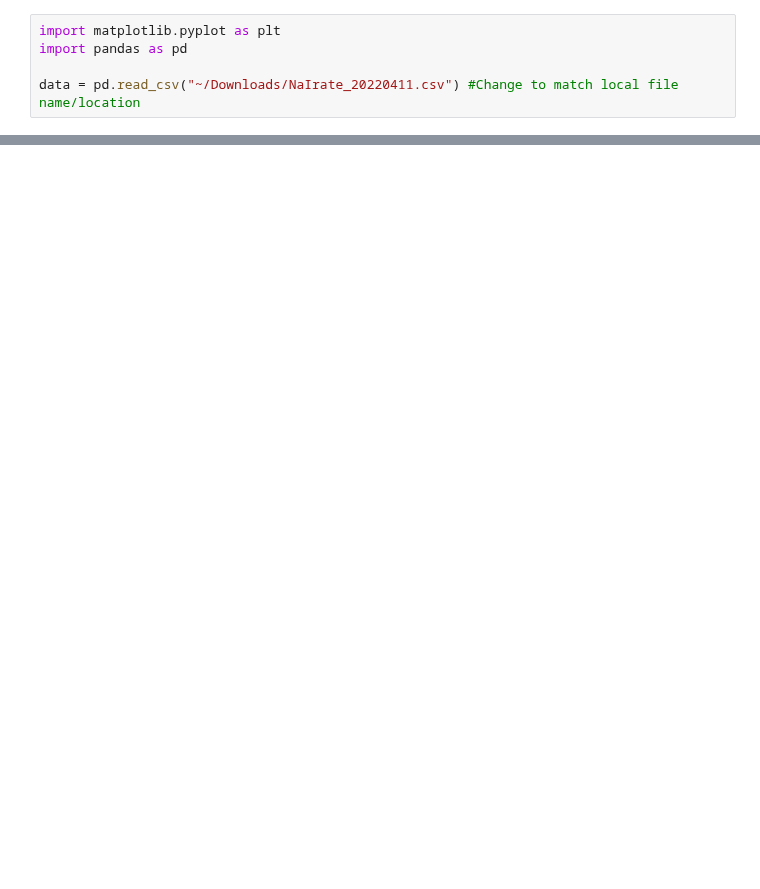
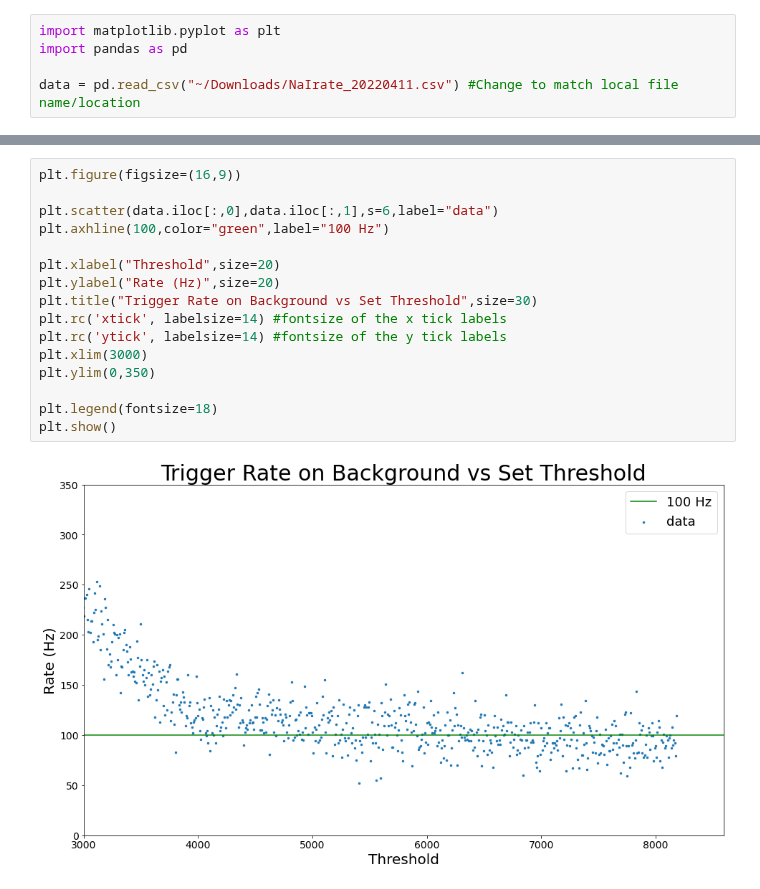
Before and after one commit to villano-lab/NaI_Array_Firmware, a Jupyter notebook: test_firmwares/PuBeTrigger1/library/Python/PlotRates.ipynb, the cells around one changed output, grey strips where cells are left out. Saved outputs shown, nothing was run; the diff lists cells and outputs as text; blank space fills up the shorter version.

```diff
--- a/test_firmwares/PuBeTrigger1/library/Python/PlotRates.ipynb
+++ b/test_firmwares/PuBeTrigger1/library/Python/PlotRates.ipynb
@@ -21,0 +25,18 @@ plt.show()
+# %%
+plt.figure(figsize=(16,9))
+
+plt.scatter(data.iloc[:,0],data.iloc[:,1],s=6,label="data")
+plt.axhline(100,color="green",label="100 Hz")
+
+plt.xlabel("Threshold",size=20)
+plt.ylabel("Rate (Hz)",size=20)
+plt.title("Trigger Rate on Background vs Set Threshold",size=30)
+plt.rc('xtick', labelsize=14) #fontsize of the x tick labels
+plt.rc('ytick', labelsize=14) #fontsize of the y tick labels
+plt.xlim(3000)
+plt.ylim(0,350)
+
+plt.legend(fontsize=18)
+plt.show()
+# %% [output]
+[figure, added]
```
Also changed, not shown: parts of 1 cell of this notebook.
